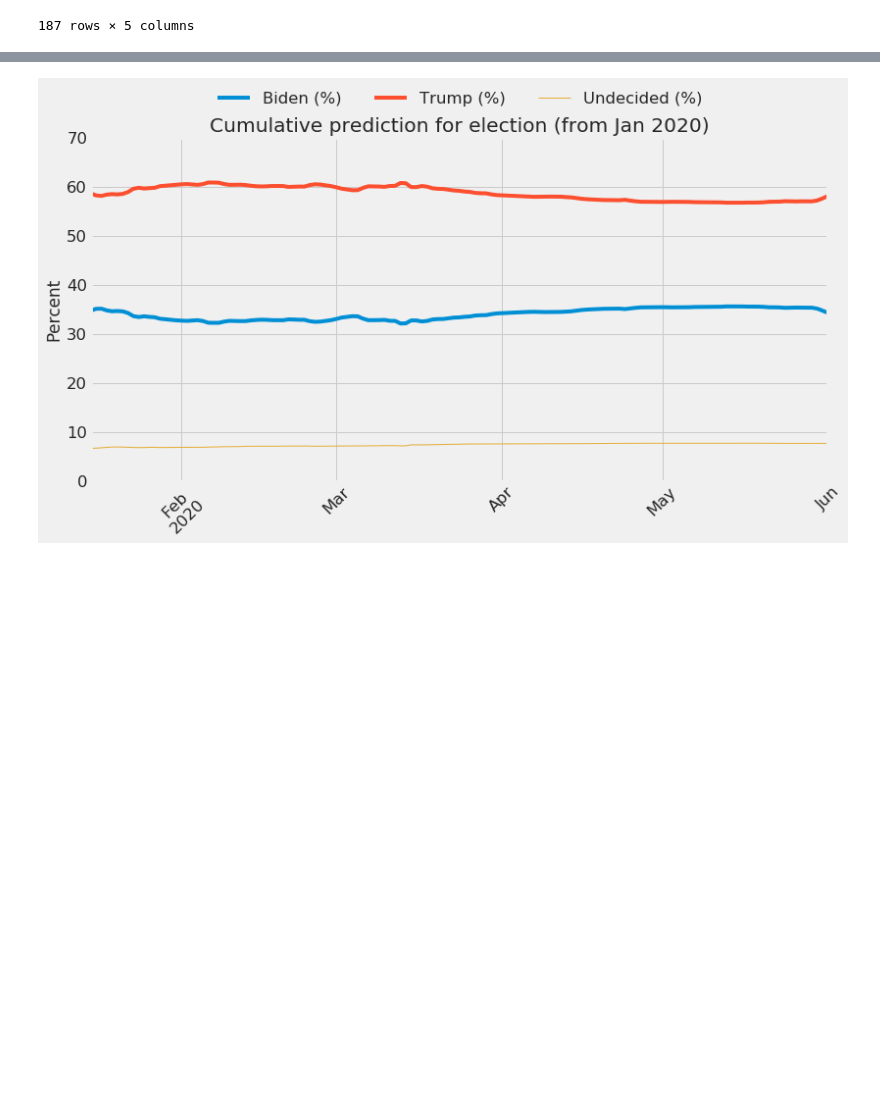
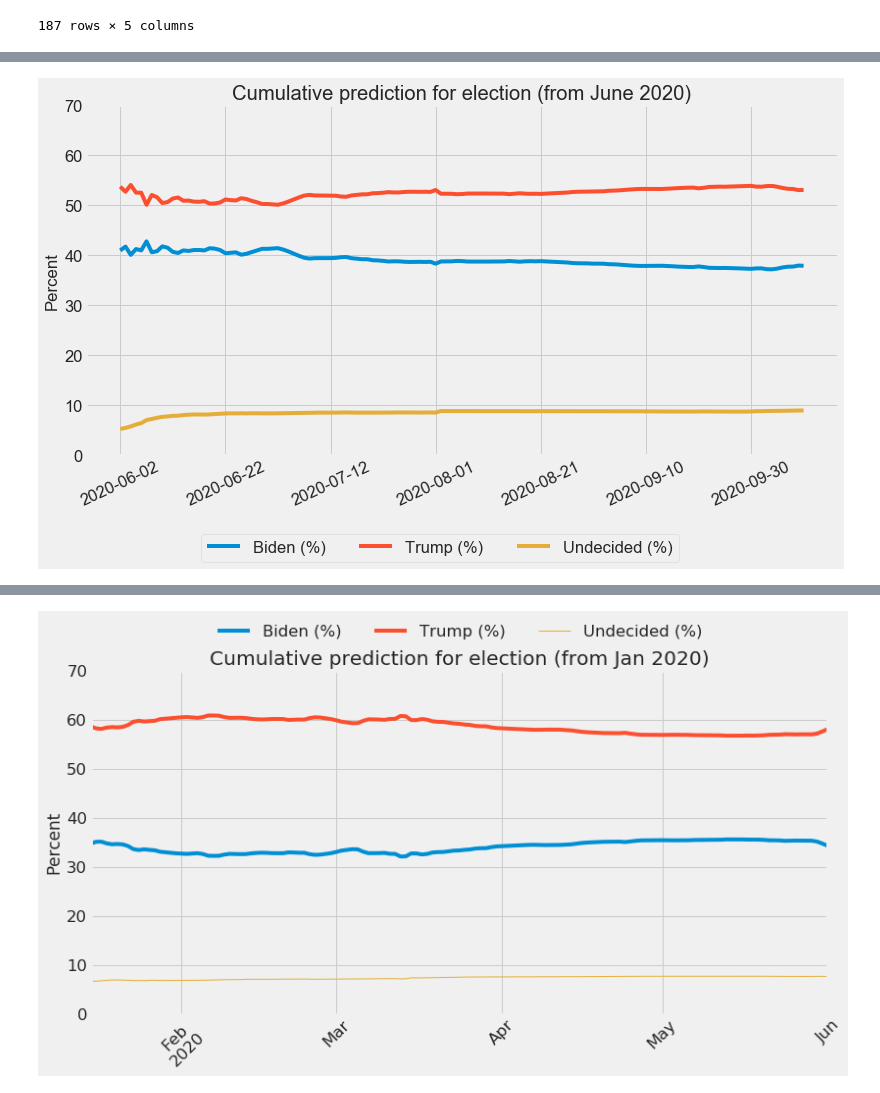
Before and after one commit to kayzhou/US_election, a Jupyter notebook: plots_paper.ipynb, the cells around one changed output, grey strips where cells are left out. Saved outputs shown, nothing was run; the diff lists cells and outputs as text; code cells hidden in the pictures; blank space fills up the shorter version.

```diff
--- a/plots_paper.ipynb
+++ b/plots_paper.ipynb
@@ -65,0 +85,22 @@ plt.show()
+# %%
+data = pd.read_csv("data/csv/results-cumFrom06-from-2020-06-02-to-2020-10-10.csv").set_index("dt")
+
+plt.figure(figsize=(12, 6))
+data = data.rename(columns={'0':"Biden", '1': "Trump", "2": "Undecided"})
+data["Biden (%)"] = data["Biden"] / (data["Biden"] + data["Trump"] + data["Undecided"]) * 100
+data["Trump (%)"] = data["Trump"] / (data["Biden"] + data["Trump"] + data["Undecided"]) * 100
+data["Undecided (%)"] = data["Undecided"] / (data["Biden"] + data["Trump"] + data["Undecided"]) * 100
+data["Biden (%)"].plot()
+data["Trump (%)"].plot()
+data["Undecided (%)"].plot()
+plt.xlabel("")
+plt.ylim(0, 70)
+plt.xticks(rotation=25)
+plt.ylabel("Percent")
+plt.legend(loc=1, bbox_to_anchor=(0.8, -0.2), ncol=3, frameon=True)
+plt.title(f"Cumulative prediction for election (from June 2020)")
+plt.savefig("fig/cumFrom06-3.png",
+            dpi=300, bbox_inches ='tight')
+plt.show()
+# %% [output]
+[figure, added]
```
Also changed, not shown: parts of 3 cells of this notebook, 1 other file.
